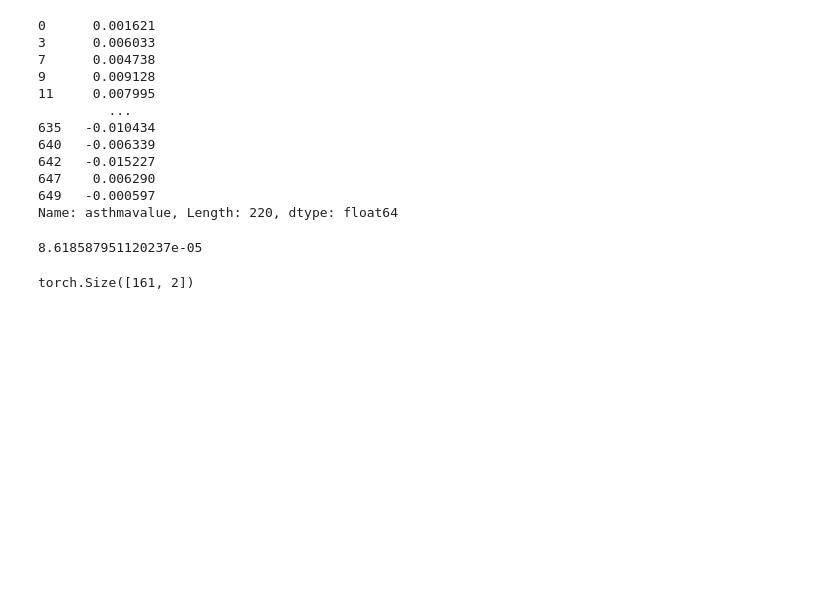
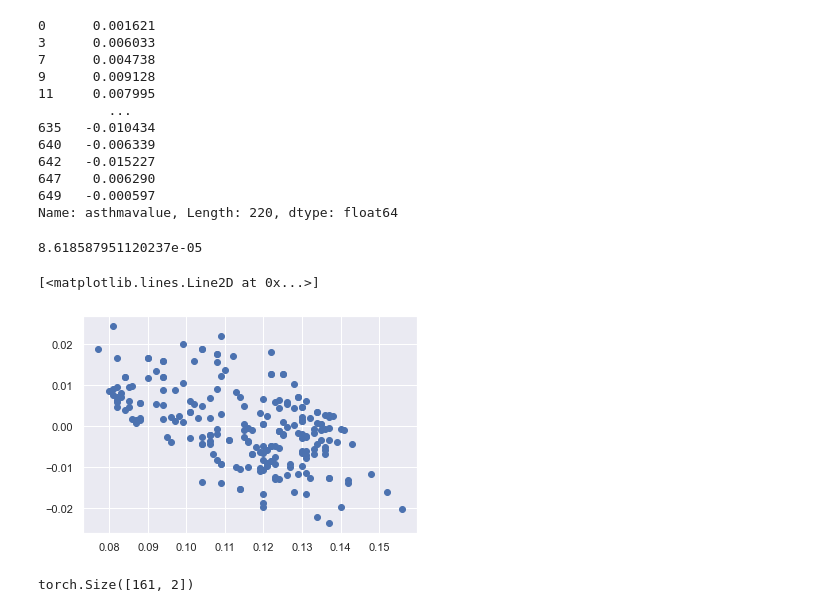
Before and after one commit to nfriedb1/DS4PH-Capstone-Neta-Xiang, a Jupyter notebook: DataSetUp.ipynb, the cells around one changed output. Saved outputs shown, nothing was run; the diff lists cells and outputs as text; code cells hidden in the pictures; blank space fills up the shorter version.

```diff
--- a/DataSetUp.ipynb
+++ b/DataSetUp.ipynb
@@ -255,6 +284,11 @@ Name: asthmavalue, Length: 220, dtype: float64
 (error2**2).mean()
 # %% [output]
 8.618587951120237e-05
+# %%
+plt.plot(asthmavalue, error2, 'o')
+# %% [output]
+[<matplotlib.lines.Line2D at 0x...>]
+[figure, added]
 # %%
 ## NEURAL NETWORK (MODEL 2) ##
 # %%
```
Also changed, not shown: parts of 8 cells of this notebook.
